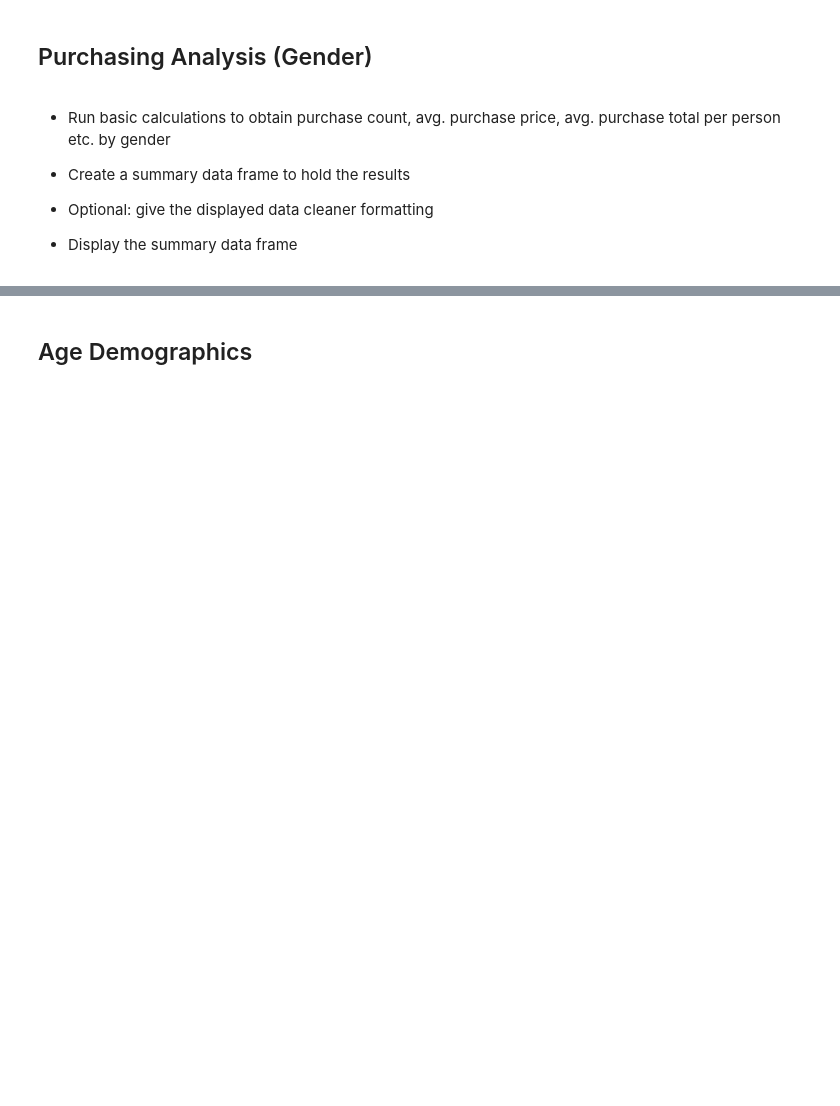
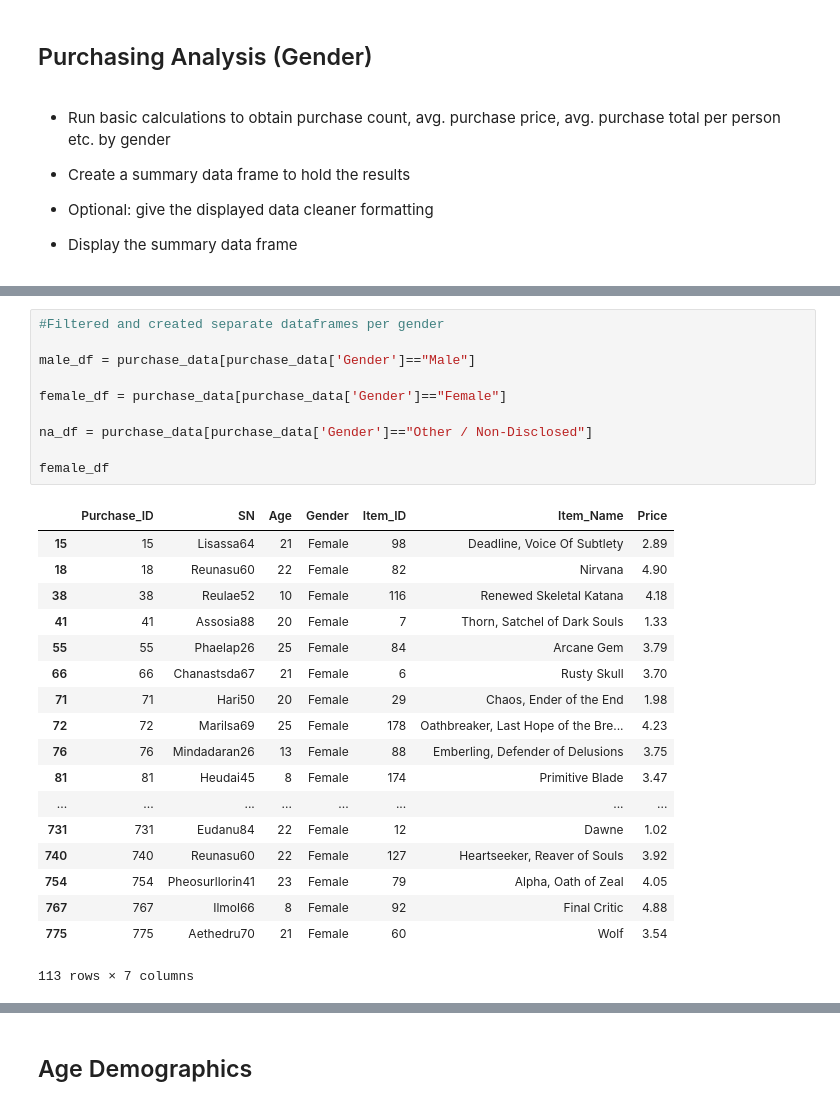
Before and after one commit to fubarroso/homework-4-FUBarroso, a Jupyter notebook: HeroesOfPymoli/HeroesOfPymoli_playground.ipynb, the cells around one changed output, grey strips where cells are left out. Drawn from its saved outputs; the diff is of its cells as text; blank space fills up the shorter version.

```diff
--- a/HeroesOfPymoli/HeroesOfPymoli_playground.ipynb
+++ b/HeroesOfPymoli/HeroesOfPymoli_playground.ipynb
@@ -137,0 +164,29 @@ gender_demographics
+# %%
+#Filtered and created separate dataframes per gender
+
+male_df = purchase_data[purchase_data['Gender']=="Male"]
+
+female_df = purchase_data[purchase_data['Gender']=="Female"]
+
+na_df = purchase_data[purchase_data['Gender']=="Other / Non-Disclosed"]
+
+female_df
+# %% [output]
+|  | Purchase_ID | SN | Age | Gender | Item_ID | Item_Name | Price |
+| 15 | 15 | Lisassa64 | 21 | Female | 98 | Deadline, Voice Of Subtlety | 2.89 |
+| 18 | 18 | Reunasu60 | 22 | Female | 82 | Nirvana | 4.90 |
+| 38 | 38 | Reulae52 | 10 | Female | 116 | Renewed Skeletal Katana | 4.18 |
+| 41 | 41 | Assosia88 | 20 | Female | 7 | Thorn, Satchel of Dark Souls | 1.33 |
+| 55 | 55 | Phaelap26 | 25 | Female | 84 | Arcane Gem | 3.79 |
+| 66 | 66 | Chanastsda67 | 21 | Female | 6 | Rusty Skull | 3.70 |
+| 71 | 71 | Hari50 | 20 | Female | 29 | Chaos, Ender of the End | 1.98 |
+| 72 | 72 | Marilsa69 | 25 | Female | 178 | Oathbreaker, Last Hope of the Bre... | 4.23 |
+| 76 | 76 | Mindadaran26 | 13 | Female | 88 | Emberling, Defender of Delusions | 3.75 |
+| 81 | 81 | Heudai45 | 8 | Female | 174 | Primitive Blade | 3.47 |
+| ... | ... | ... | ... | ... | ... | ... | ... |
+| 731 | 731 | Eudanu84 | 22 | Female | 12 | Dawne | 1.02 |
+| 740 | 740 | Reunasu60 | 22 | Female | 127 | Heartseeker, Reaver of Souls | 3.92 |
+| 754 | 754 | Pheosurllorin41 | 23 | Female | 79 | Alpha, Oath of Zeal | 4.05 |
+| 767 | 767 | Ilmol66 | 8 | Female | 92 | Final Critic | 4.88 |
+| 775 | 775 | Aethedru70 | 21 | Female | 60 | Wolf | 3.54 |
+113 rows × 7 columns
```
Also changed, not shown: parts of 6 cells of this notebook.
